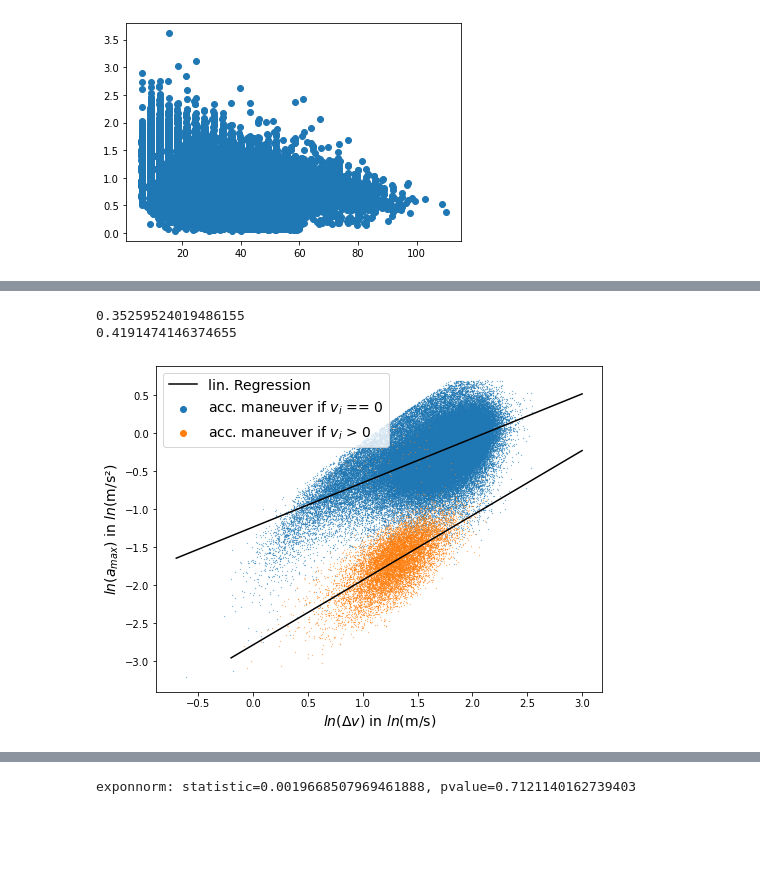
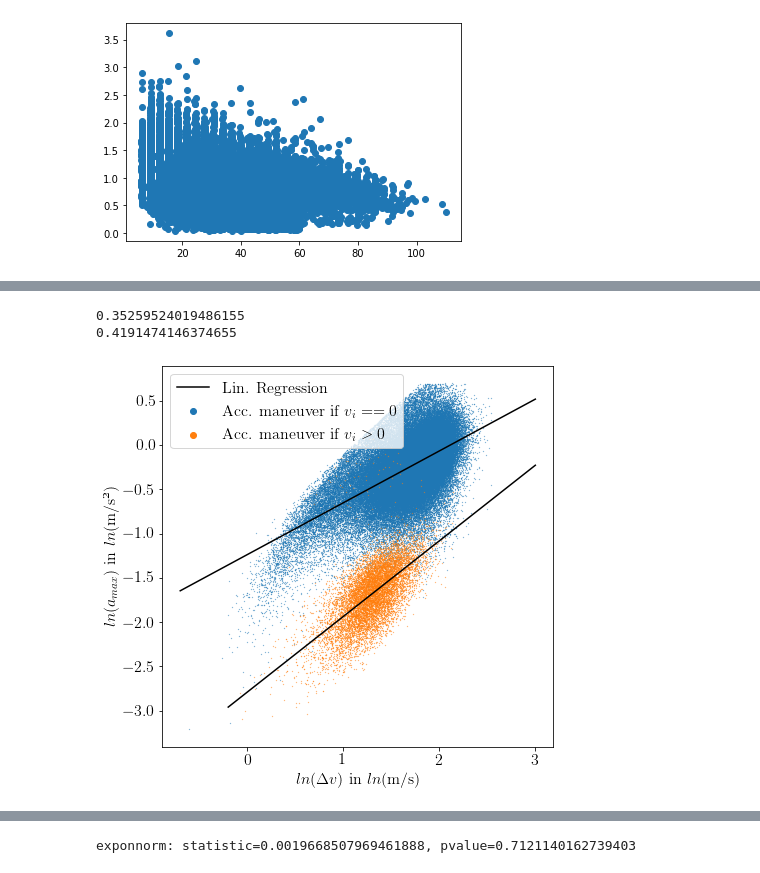
Before and after one commit to alexpagri/data-analytics, a Jupyter notebook: simra_data_insights/accelerations.ipynb, the cells around one changed output, grey strips where cells are left out. Saved outputs shown, nothing was run; the diff lists cells and outputs as text; code cells hidden in the pictures; blank space fills up the shorter version.

```diff
--- a/simra_data_insights/accelerations.ipynb
+++ b/simra_data_insights/accelerations.ipynb
@@ -101,16 +107,16 @@ with DatabaseConnection() as cur:
     slope, intercept, r_value, p_value, std_err = linregress(df.delta_velo, df.max_a)
     slope2, intercept2, r_value2, p_value2, std_err2 = linregress(df2.delta_velo, df2.max_a)
 
-    plt.figure(figsize=(8,6))
+    plt.figure(figsize=(7,7))
 
     plt.scatter(df.delta_velo, df.max_a, marker='.', s=0.2,)
     plt.scatter(df2.delta_velo, df2.max_a, marker='.', s=0.2)
-    plt.scatter([], [], color=u'#1f77b4', label='acceleration maneuver if ' + r'$v_i$' + ' == 0')
-    plt.scatter([], [], color=u'#ff7f0e', label='acceleration maneuver if ' + r'$v_i$' + ' > 0')
-    plt.xlabel(r'$\Delta v$ in m/s', fontsize=14)
-    plt.ylabel(r'$a_{max}$ in m/s²', fontsize=14)
-    plt.legend(fontsize=14)
-    plt.savefig("images/acc_delta_velo_vs_max_a_title.png", bbox_inches='tight')
+    plt.scatter([], [], color=u'#1f77b4', label='Acceleration maneuver if ' + r'$v_i == 0$')
+    plt.scatter([], [], color=u'#ff7f0e', label='Acceleration maneuver if ' + r'$v_i > 0$')
+    plt.xlabel(r'$\Delta v$ in m/s')
+    plt.ylabel(r'$a_{max}$ in m/s²')
+    plt.legend()
+    plt.savefig("images/acc_delta_velo_vs_max_a_title.png",dpi=300, bbox_inches='tight')
 
 print(r_value**2)
 print(r_value2**2)
@@ -124,42 +130,42 @@ print(r_value2**2)
 with DatabaseConnection() as cur:
     cur.execute("""select seg_id, max(velo), min(velo), max(accel), max(velo) - min(velo) from accels where type = 'a' group by seg_id having max(accel)<2 and sum(dist)>20 and sum(dist)<350 and min(velo) = 0""")
     res = cur.fetchall()
     df = pd.DataFrame(res, columns=['seg_id','max_v', 'min_v', 'max_a', 'delta_velo'])
     df['ln_max_a'] = df.apply(lambda x: math.log(x['max_a']), axis = 1)
     df['ln_delta_velo'] = df.apply(lambda x: math.log(x['delta_velo']), axis = 1)
 
     cur.execute("""select seg_id, max(velo), min(velo), max(accel), max(velo) - min(velo) from accels where type = 'a' group by seg_id having max(accel)<2 and sum(dist)>20 and sum(dist)<350 and min(velo) > 0""")
     res2 = cur.fetchall()
     df2 = pd.DataFrame(res2, columns=['seg_id','max_v', 'min_v', 'max_a', 'delta_velo'])
     df2['ln_max_a'] = df2.apply(lambda x: math.log(x['max_a']), axis = 1)
     df2['ln_delta_velo'] = df2.apply(lambda x: math.log(x['delta_velo']), axis = 1)
 
 
     slope, intercept, r_value, p_value, std_err = linregress(df.ln_delta_velo, df.ln_max_a)
     slope2, intercept2, r_value2, p_value2, std_err2 = linregress(df2.ln_delta_velo, df2.ln_max_a)
 
-    plt.figure(figsize=(8,6))
+    plt.figure(figsize=(7,7))
 
     plt.scatter(df.ln_delta_velo, df.ln_max_a, s=0.2, marker='.')
     plt.scatter(df2.ln_delta_velo, df2.ln_max_a, s=0.2, marker='.')
 
     #plt.hist2d(df.ln_delta_velo, df.ln_max_a, bins=140)
 
-    plt.scatter([], [], color=u'#1f77b4', label='acc. maneuver if ' + r'$v_i$' + ' == 0')
-    plt.scatter([], [], color=u'#ff7f0e', label='acc. maneuver if ' + r'$v_i$' + ' > 0')
-    plt.plot([-0.7, 3], [intercept + slope*-0.7, intercept + slope*3], c='black', label='lin. Regression')
+    plt.scatter([], [], color=u'#1f77b4', label='Acc. maneuver if ' + r'$v_i == 0$')
+    plt.scatter([], [], color=u'#ff7f0e', label='Acc. maneuver if ' + r'$v_i > 0$')
+    plt.plot([-0.7, 3], [intercept + slope*-0.7, intercept + slope*3], c='black', label='Lin. Regression')
     plt.plot([-0.2, 3], [intercept2 + slope2*-0.2, intercept2 + slope2*3], c='black')
-    plt.xlabel(r'$ln(\Delta v)$ in $ln$(m/s)', fontsize=14)
-    plt.ylabel(r'$ln(a_{max})$ in $ln$(m/s²)', fontsize=14)
-    plt.legend(fontsize=14, loc='upper left')
-    plt.savefig("images/acc_ln_delta_velo_vs_ln_max_a.png", bbox_inches='tight')
+    plt.xlabel(r'$ln(\Delta v)$ in $ln$(m/s)')
+    plt.ylabel(r'$ln(a_{max})$ in $ln$(m/s²)')
+    plt.legend(loc='upper left')
+    plt.savefig("images/acc_ln_delta_velo_vs_ln_max_a.png",dpi=300, bbox_inches='tight')
 
 print(r_value**2)
 print(r_value2**2)
 # %% [output]
 0.35259524019486155
 0.4191474146374655
-[figure, old version]
+[figure, new version]
 # %%
 # plot representative Acc maneuvers
 
```
Also changed, not shown: parts of 5 cells of this notebook, 24 other files.
